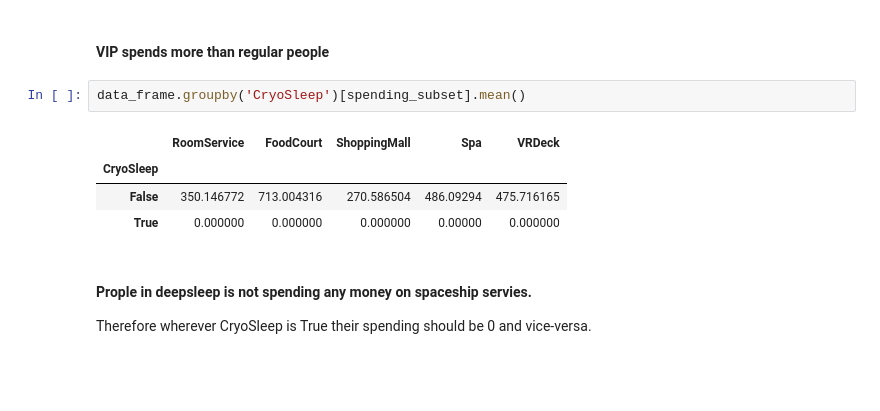
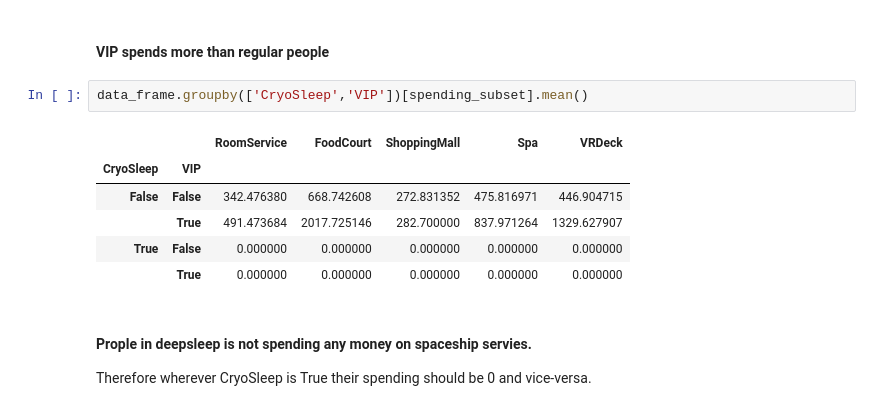
Before and after one commit to Arjit-Prakher/Spaceship-Titanic, a Jupyter notebook: Spaceship-Titanic.ipynb, the cells around one changed output. Drawn from its saved outputs; the diff is of its cells as text; blank space fills up the shorter version.

```diff
--- a/Spaceship-Titanic.ipynb
+++ b/Spaceship-Titanic.ipynb
@@ -75,12 +75,14 @@ data_frame.groupby('VIP')[spending_subset].mean()
 # %% [markdown]
 #### VIP spends more than regular people
 # %%
-data_frame.groupby('CryoSleep')[spending_subset].mean()
+data_frame.groupby(['CryoSleep','VIP'])[spending_subset].mean()
 # %% [output]
-|  | RoomService | FoodCourt | ShoppingMall | Spa | VRDeck |
-| CryoSleep |  |  |  |  |  |
-| False | 350.146772 | 713.004316 | 270.586504 | 486.09294 | 475.716165 |
-| True | 0.000000 | 0.000000 | 0.000000 | 0.00000 | 0.000000 |
+|  |  | RoomService | FoodCourt | ShoppingMall | Spa | VRDeck |
+| CryoSleep | VIP |  |  |  |  |  |
+| False | False | 342.476380 | 668.742608 | 272.831352 | 475.816971 | 446.904715 |
+|  | True | 491.473684 | 2017.725146 | 282.700000 | 837.971264 | 1329.627907 |
+| True | False | 0.000000 | 0.000000 | 0.000000 | 0.000000 | 0.000000 |
+|  | True | 0.000000 | 0.000000 | 0.000000 | 0.000000 | 0.000000 |
 # %% [markdown]
 #### Prople in deepsleep is not spending any money on spaceship servies.
 Therefore wherever CryoSleep is True their spending should be 0 and vice-versa.
```
Also changed, not shown: parts of 7 cells of this notebook, 1 other file.
